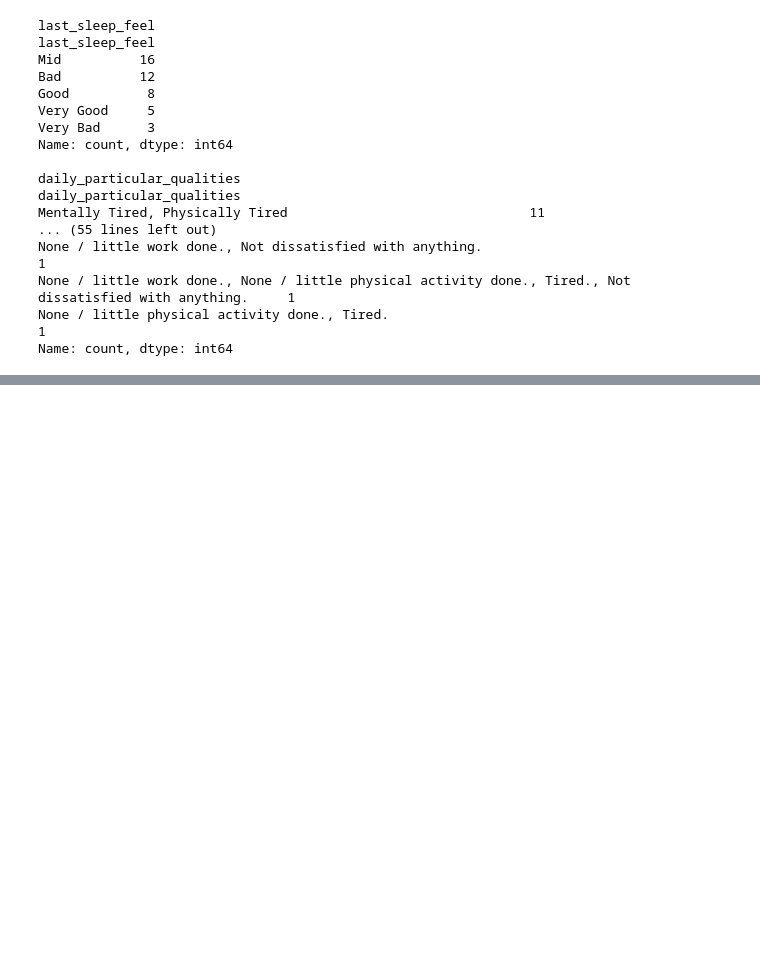
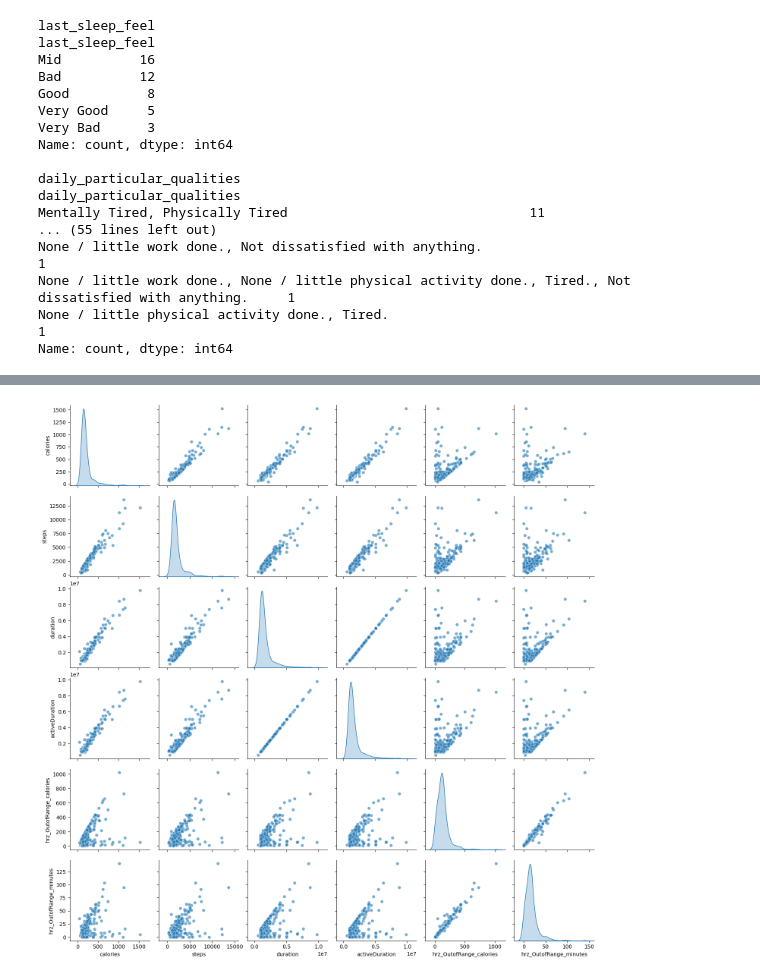
Before and after one commit to Saatvik1/Fishbit, a Jupyter notebook: notebooks/7.0-ss-secondaryEDA.ipynb, the cells around one changed output, grey strips where cells are left out. Cells and saved outputs as stored; diff of their text form; code cells hidden in the pictures; blank space fills up the shorter version.

Commit message:
EDA2: finished pre-processing form and activities EDA task 1

```diff
--- a/notebooks/7.0-ss-secondaryEDA.ipynb
+++ b/notebooks/7.0-ss-secondaryEDA.ipynb
@@ -365,0 +382,4 @@ dissatisfied_sentiment_mapping = {
+# %%
+temp_study = activities_df[['activityName', 'calories', 'steps', 'duration', 'activeDuration', 'hrz_OutofRange_calories', 'hrz_OutofRange_minutes']]
+temp_study_num = temp_study.iloc[:,1:]
+temp_study
@@ -365,0 +400,7 @@ dissatisfied_sentiment_mapping = {
+# %%
+# Generate a scatterplot matrix to quickly visualize relationships
+
+sns.pairplot(temp_study_num, diag_kind="kde", plot_kws={"alpha":0.6})
+plt.show()
+# %% [output]
+[figure, added]
```
Also changed, not shown: parts of 17 cells of this notebook, 1 other file.
